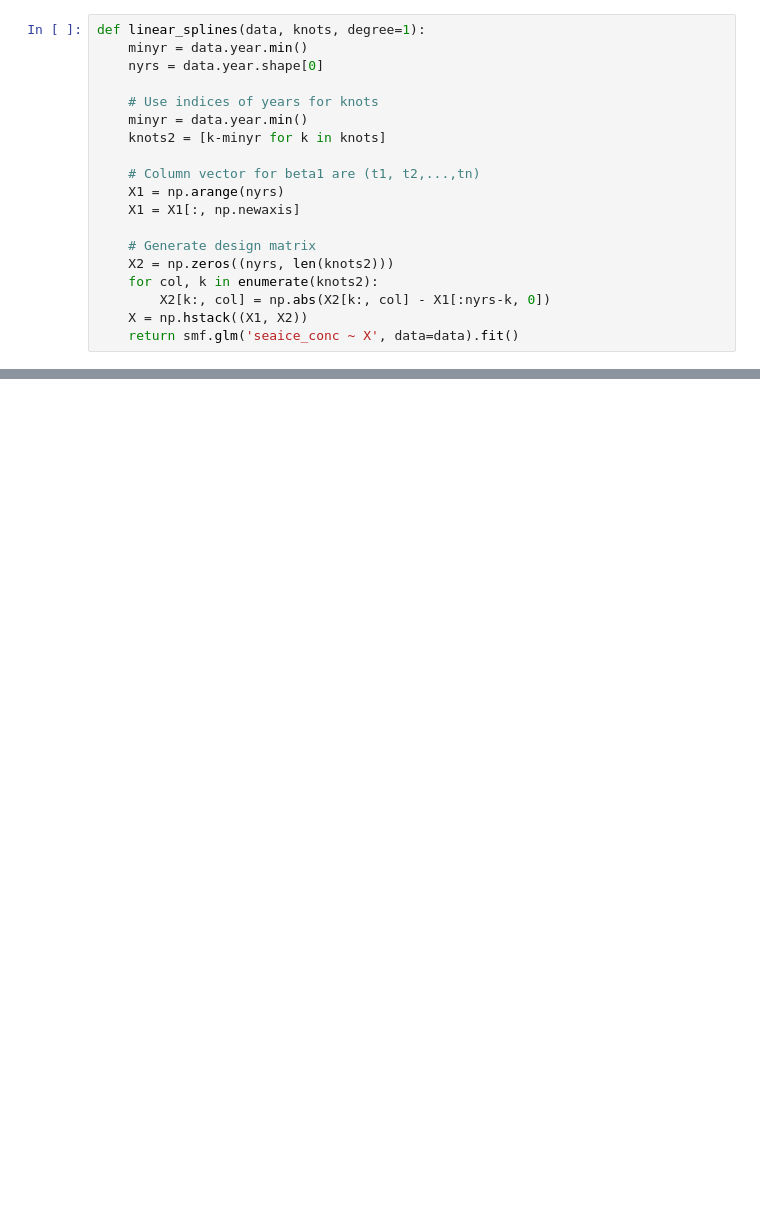
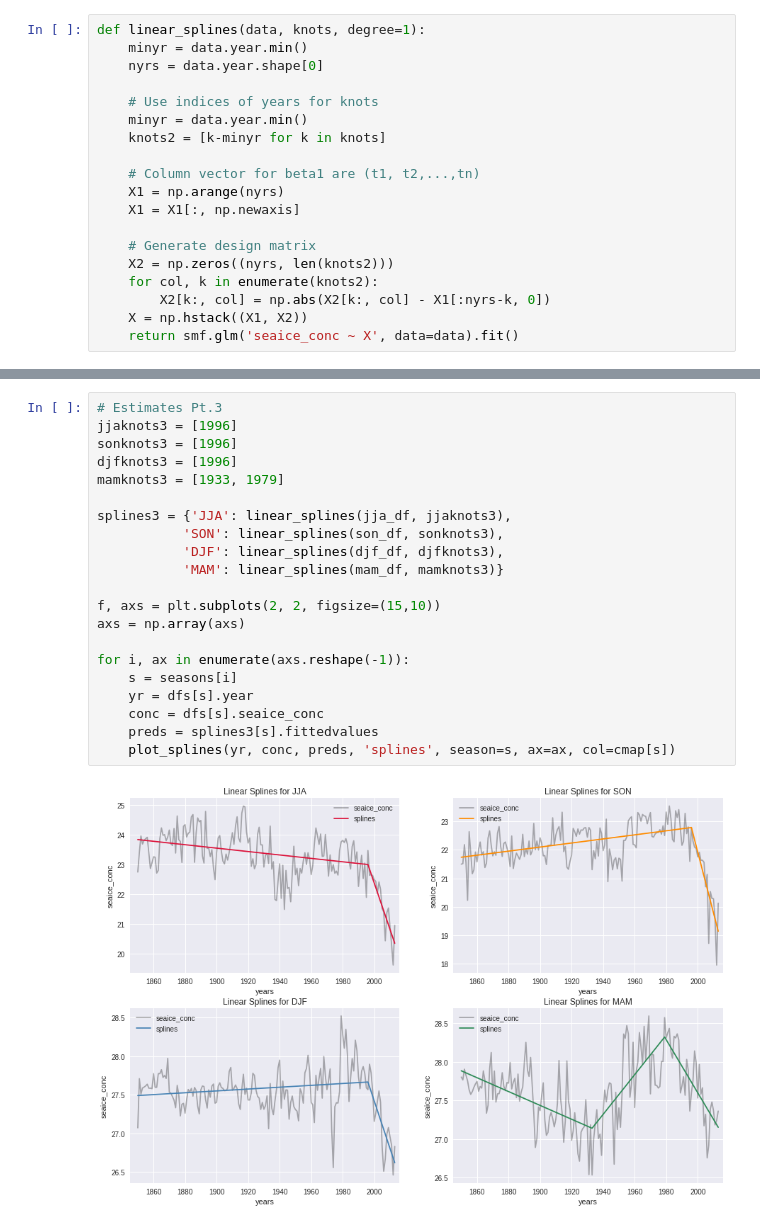
Before and after one commit to hfloresr/ArcticSea, a Jupyter notebook: seaice_splines.ipynb, the cells around one changed output, grey strips where cells are left out. Saved outputs shown, nothing was run; the diff lists cells and outputs as text; blank space fills up the shorter version.

```diff
--- a/seaice_splines.ipynb
+++ b/seaice_splines.ipynb
@@ -144,0 +181,23 @@ array([ 1.        ,  0.3642397 ,  0.23420376,  0.10600597,  0.14342696,
+# %%
+# Estimates Pt.3
+jjaknots3 = [1996]
+sonknots3 = [1996]
+djfknots3 = [1996]
+mamknots3 = [1933, 1979]
+
+splines3 = {'JJA': linear_splines(jja_df, jjaknots3),
+           'SON': linear_splines(son_df, sonknots3),
+           'DJF': linear_splines(djf_df, djfknots3),
+           'MAM': linear_splines(mam_df, mamknots3)}
+
+f, axs = plt.subplots(2, 2, figsize=(15,10))
+axs = np.array(axs)
+
+for i, ax in enumerate(axs.reshape(-1)):
+    s = seasons[i]
+    yr = dfs[s].year
+    conc = dfs[s].seaice_conc
+    preds = splines3[s].fittedvalues
+    plot_splines(yr, conc, preds, 'splines', season=s, ax=ax, col=cmap[s])
+# %% [output]
+[figure, added]
```
Also changed, not shown: parts of 24 cells of this notebook.
